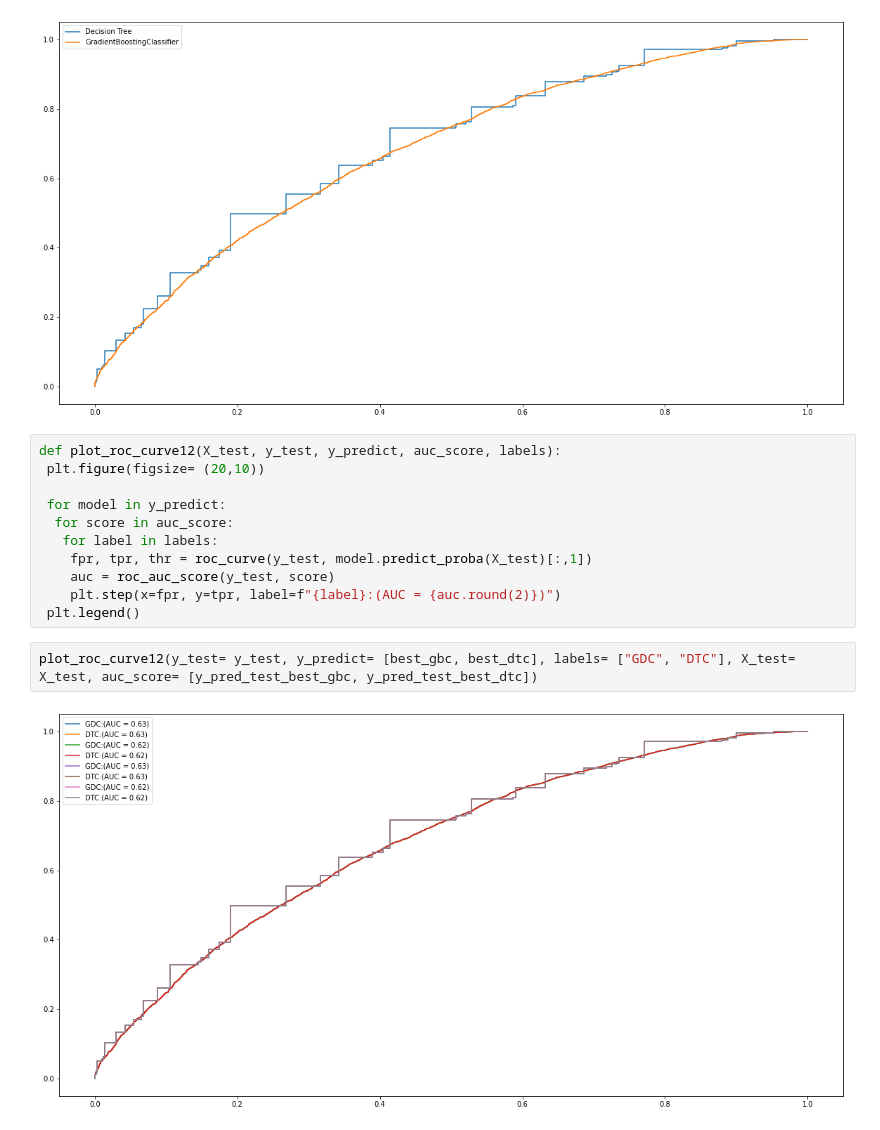
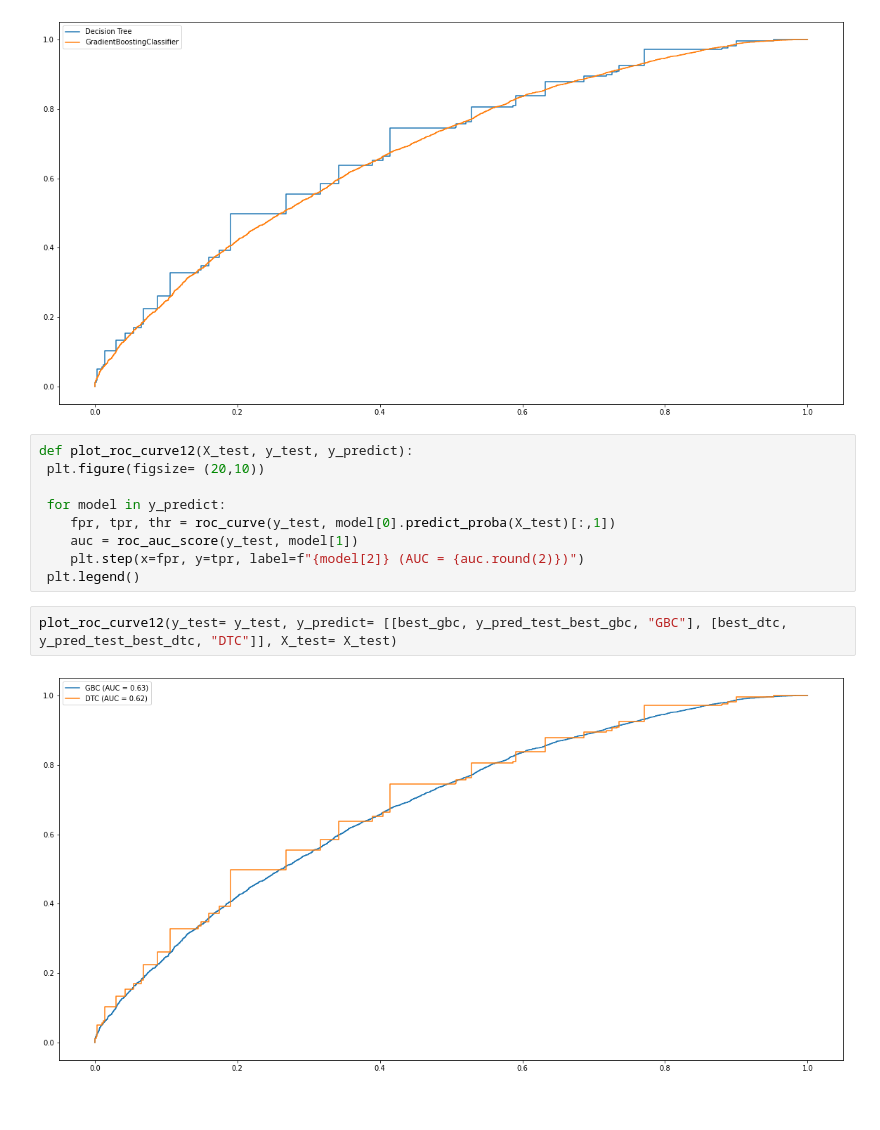
Before and after one commit to P-AEL/ML-Projekt, a Jupyter notebook: Flo/gradient_boosting.ipynb, the cells around one changed output. Saved outputs shown, nothing was run; the diff lists cells and outputs as text.

```diff
--- a/Flo/gradient_boosting.ipynb
+++ b/Flo/gradient_boosting.ipynb
@@ -328,17 +328,15 @@ plt.legend()
 <matplotlib.legend.Legend at 0x...>
 [figure]
 # %%
-def plot_roc_curve12(X_test, y_test, y_predict, auc_score, labels):
+def plot_roc_curve12(X_test, y_test, y_predict):
  plt.figure(figsize= (20,10))
 
  for model in y_predict:
-  for score in auc_score:
-   for label in labels:
-    fpr, tpr, thr = roc_curve(y_test, model.predict_proba(X_test)[:,1])
-    auc = roc_auc_score(y_test, score)
-    plt.step(x=fpr, y=tpr, label=f"{label}:(AUC = {auc.round(2)})")
+    fpr, tpr, thr = roc_curve(y_test, model[0].predict_proba(X_test)[:,1])
+    auc = roc_auc_score(y_test, model[1])
+    plt.step(x=fpr, y=tpr, label=f"{model[2]} (AUC = {auc.round(2)})")
  plt.legend()
 # %%
-plot_roc_curve12(y_test= y_test, y_predict= [best_gbc, best_dtc], labels= ["GDC", "DTC"], X_test= X_test, auc_score= [y_pred_test_best_gbc, y_pred_test_best_dtc])
+plot_roc_curve12(y_test= y_test, y_predict= [[best_gbc, y_pred_test_best_gbc, "GBC"], [best_dtc, y_pred_test_best_dtc, "DTC"]], X_test= X_test)
 # %% [output]
-[figure, old version]
+[figure, new version]
```
Also changed, not shown: 1 other file.
